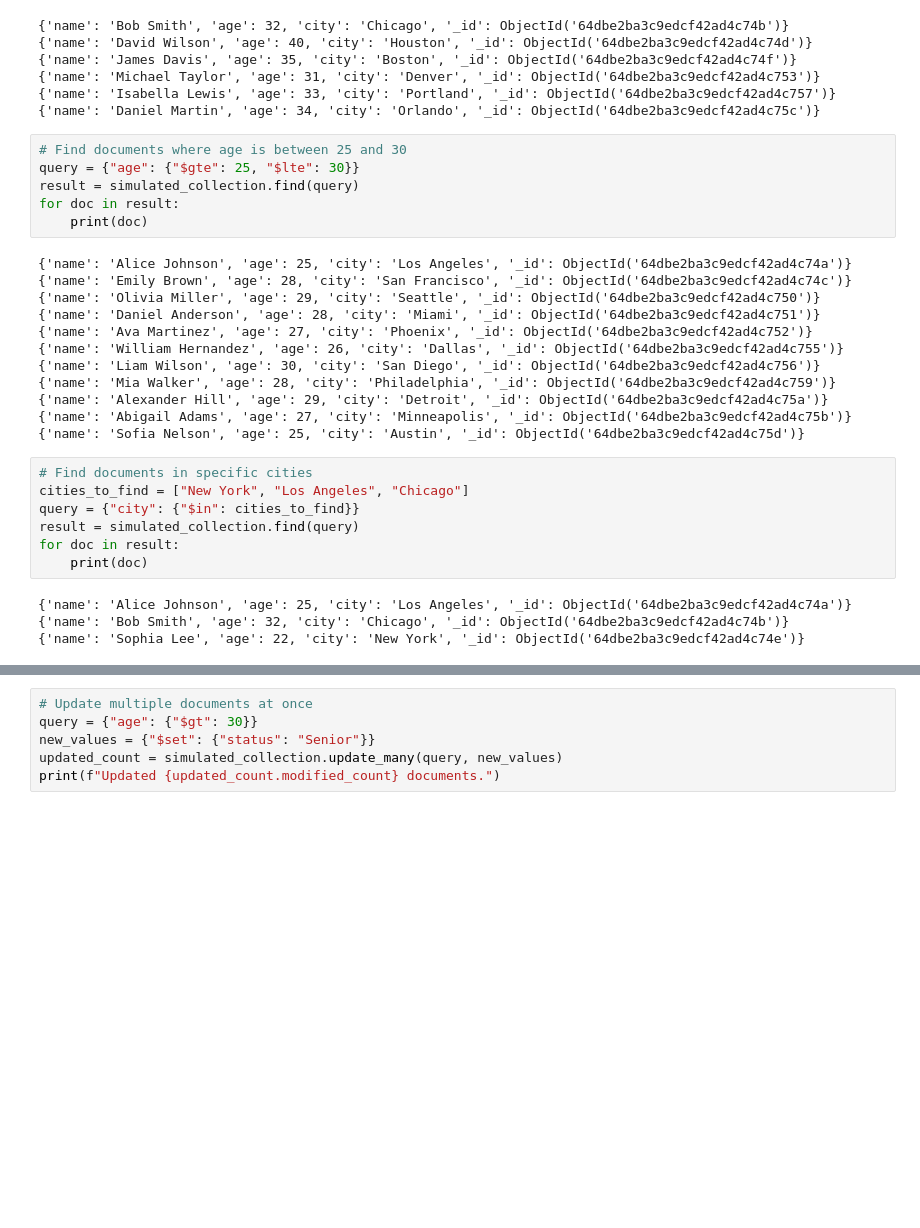
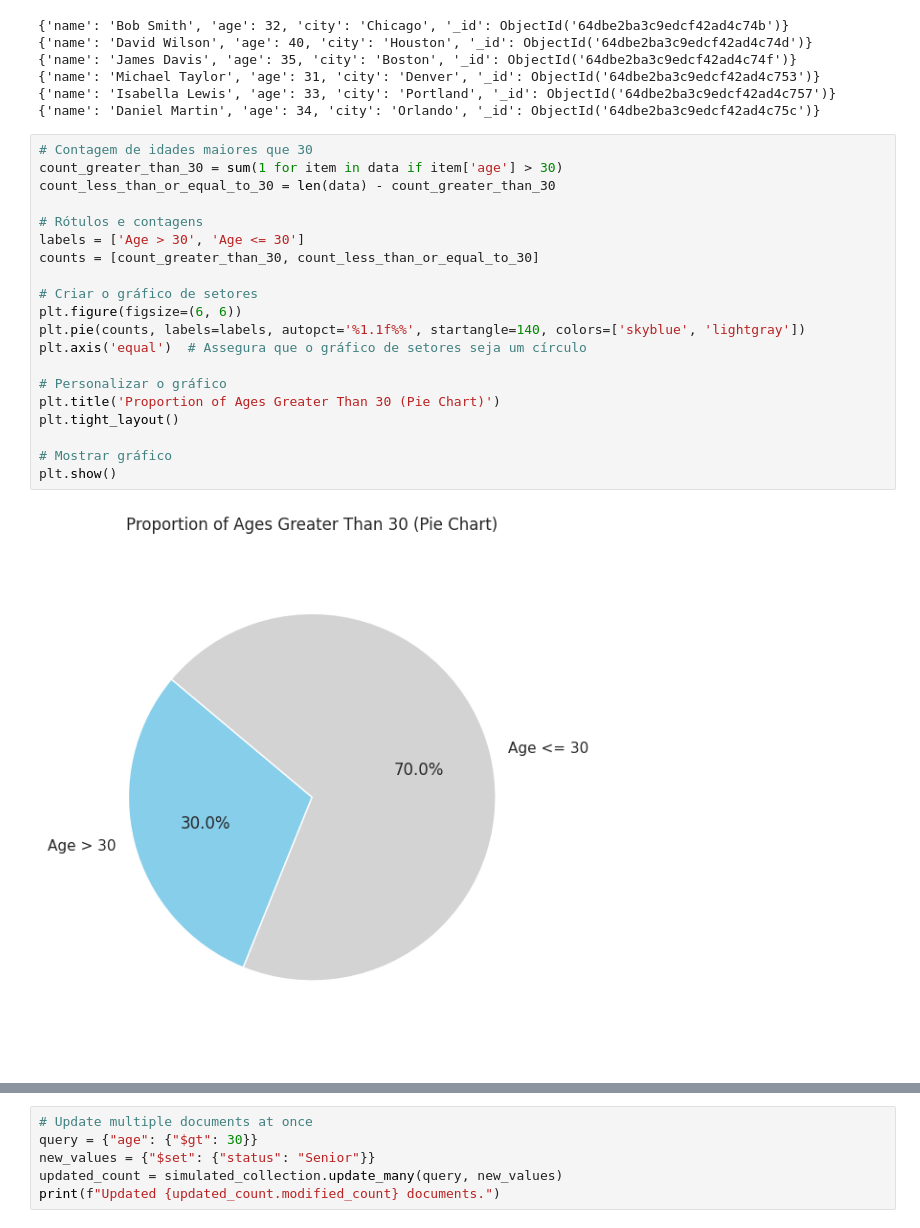
Before and after one commit to tmabgdata/Data-Engineering, a Jupyter notebook: Python_&_MongoDB/Scripts/Data_Engineer_Python_&_MongoDB.ipynb, the cells around one changed output, grey strips where cells are left out. Saved outputs shown, nothing was run; the diff lists cells and outputs as text; blank space fills up the shorter version.

```diff
--- a/Python_&_MongoDB/Scripts/Data_Engineer_Python_&_MongoDB.ipynb
+++ b/Python_&_MongoDB/Scripts/Data_Engineer_Python_&_MongoDB.ipynb
@@ -88,32 +114,25 @@ for doc in result:
 {'name': 'Michael Taylor', 'age': 31, 'city': 'Denver', '_id': ObjectId('64dbe2ba3c9edcf42ad4c753')}
 {'name': 'Isabella Lewis', 'age': 33, 'city': 'Portland', '_id': ObjectId('64dbe2ba3c9edcf42ad4c757')}
 {'name': 'Daniel Martin', 'age': 34, 'city': 'Orlando', '_id': ObjectId('64dbe2ba3c9edcf42ad4c75c')}
-# %%
-# Find documents where age is between 25 and 30
-query = {"age": {"$gte": 25, "$lte": 30}}
-result = simulated_collection.find(query)
-for doc in result:
-    print(doc)
-# %% [output]
-{'name': 'Alice Johnson', 'age': 25, 'city': 'Los Angeles', '_id': ObjectId('64dbe2ba3c9edcf42ad4c74a')}
-{'name': 'Emily Brown', 'age': 28, 'city': 'San Francisco', '_id': ObjectId('64dbe2ba3c9edcf42ad4c74c')}
-{'name': 'Olivia Miller', 'age': 29, 'city': 'Seattle', '_id': ObjectId('64dbe2ba3c9edcf42ad4c750')}
-{'name': 'Daniel Anderson', 'age': 28, 'city': 'Miami', '_id': ObjectId('64dbe2ba3c9edcf42ad4c751')}
-{'name': 'Ava Martinez', 'age': 27, 'city': 'Phoenix', '_id': ObjectId('64dbe2ba3c9edcf42ad4c752')}
-{'name': 'William Hernandez', 'age': 26, 'city': 'Dallas', '_id': ObjectId('64dbe2ba3c9edcf42ad4c755')}
-{'name': 'Liam Wilson', 'age': 30, 'city': 'San Diego', '_id': ObjectId('64dbe2ba3c9edcf42ad4c756')}
-{'name': 'Mia Walker', 'age': 28, 'city': 'Philadelphia', '_id': ObjectId('64dbe2ba3c9edcf42ad4c759')}
-{'name': 'Alexander Hill', 'age': 29, 'city': 'Detroit', '_id': ObjectId('64dbe2ba3c9edcf42ad4c75a')}
-{'name': 'Abigail Adams', 'age': 27, 'city': 'Minneapolis', '_id': ObjectId('64dbe2ba3c9edcf42ad4c75b')}
-{'name': 'Sofia Nelson', 'age': 25, 'city': 'Austin', '_id': ObjectId('64dbe2ba3c9edcf42ad4c75d')}
-# %%
-# Find documents in specific cities
-cities_to_find = ["New York", "Los Angeles", "Chicago"]
-query = {"city": {"$in": cities_to_find}}
-result = simulated_collection.find(query)
-for doc in result:
-    print(doc)
-# %% [output]
-{'name': 'Alice Johnson', 'age': 25, 'city': 'Los Angeles', '_id': ObjectId('64dbe2ba3c9edcf42ad4c74a')}
-{'name': 'Bob Smith', 'age': 32, 'city': 'Chicago', '_id': ObjectId('64dbe2ba3c9edcf42ad4c74b')}
-{'name': 'Sophia Lee', 'age': 22, 'city': 'New York', '_id': ObjectId('64dbe2ba3c9edcf42ad4c74e')}
+# %%
+# Contagem de idades maiores que 30
+count_greater_than_30 = sum(1 for item in data if item['age'] > 30)
+count_less_than_or_equal_to_30 = len(data) - count_greater_than_30
+
+# Rótulos e contagens
+labels = ['Age > 30', 'Age <= 30']
+counts = [count_greater_than_30, count_less_than_or_equal_to_30]
+
+# Criar o gráfico de setores
+plt.figure(figsize=(6, 6))
+plt.pie(counts, labels=labels, autopct='%1.1f%%', startangle=140, colors=['skyblue', 'lightgray'])
+plt.axis('equal')  # Assegura que o gráfico de setores seja um círculo
+
+# Personalizar o gráfico
+plt.title('Proportion of Ages Greater Than 30 (Pie Chart)')
+plt.tight_layout()
+
+# Mostrar gráfico
+plt.show()
+# %% [output]
+[figure, added]
```
Also changed, not shown: parts of 7 cells of this notebook.
